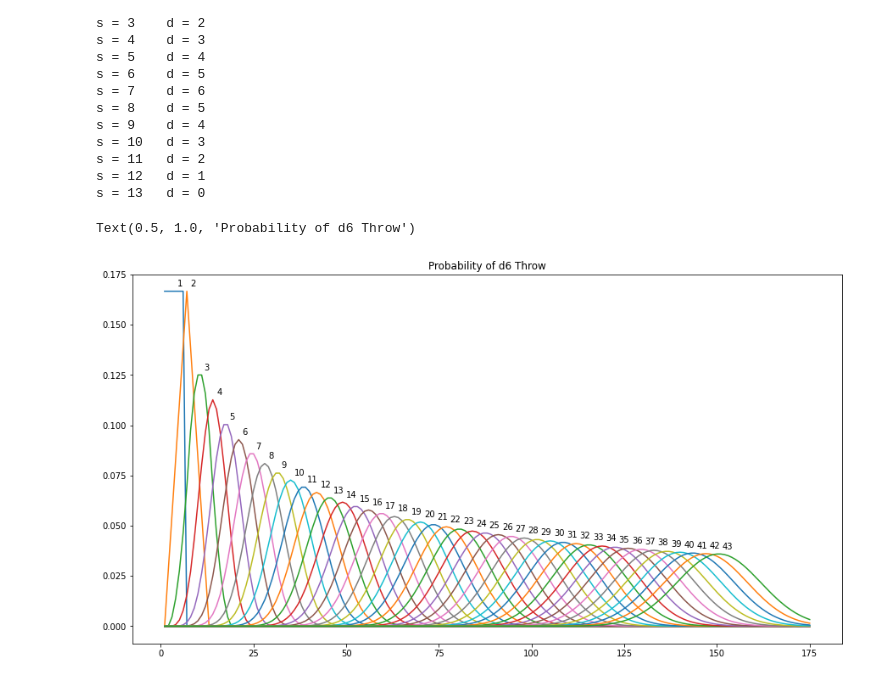
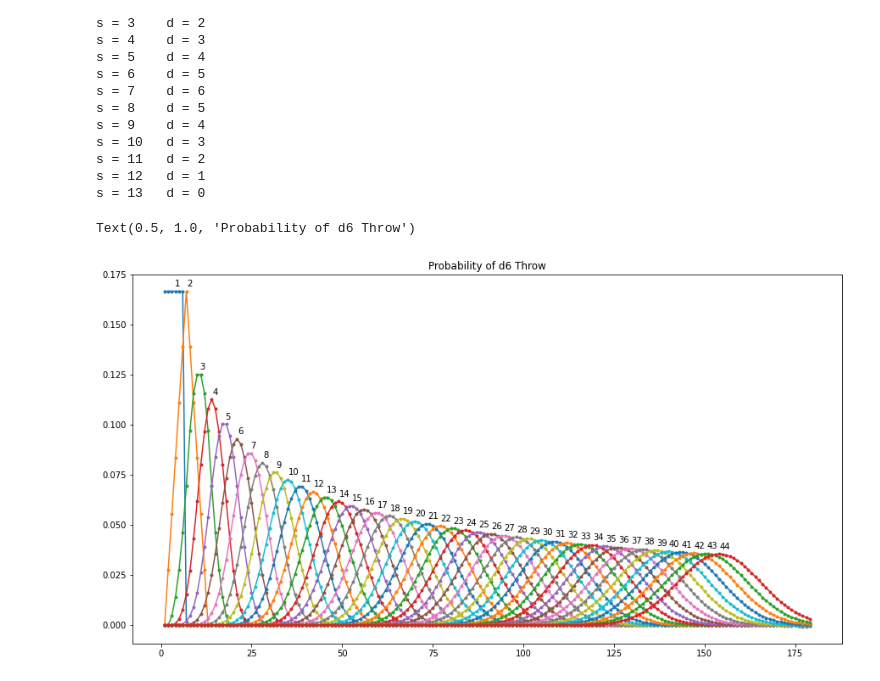
Before and after one commit to jpbm/probabilism, a Jupyter notebook: Generating Functions.ipynb, the cells around one changed output. Saved outputs shown, nothing was run; the diff lists cells and outputs as text; code cells hidden in the pictures.

```diff
--- a/Generating Functions.ipynb
+++ b/Generating Functions.ipynb
@@ -142,8 +142,8 @@ def factorial(x):
 
 @memoize
 def binomial(n,k):
-    if n > 45:
-        warnings.warn('careful with large n>45 - unresolved numerical stability issues.')
+    if n > 40 or k > 40:
+        warnings.warn('careful with large n or k - unresolved numerical stability issues.')
 
 
     if n >= k and k>= 0:
@@ -218,23 +218,24 @@ s = 12   d = 1
 s = 13   d = 0
 # %%
 import matplotlib.pyplot as plt
+import numpy as np
 
 k = 6
 
-N = 44
+N = 45
 ss = list(range(1,N*(k-2)))
 nn = list(range(1,N))
 
 
 plt.figure(figsize=(15,8))
 for n in nn:
     d = [d_s(s,n=n,k=k) for s in ss]
     d = np.array(d)/np.sum(d)
 
-    plt.plot(ss,d)
-    plt.text(x=3.5*n+1,y=max(d)+0.0025,s='%i' % n)
+    plt.plot(ss,d,'.-')
+    plt.text(x=3.5*n+0.2,y=max(d)+0.0025,s='%i' % n)
 
 plt.title('Probability of d6 Throw')
 # %% [output]
 Text(0.5, 1.0, 'Probability of d6 Throw')
-[figure, old version]
+[figure, new version]
```
